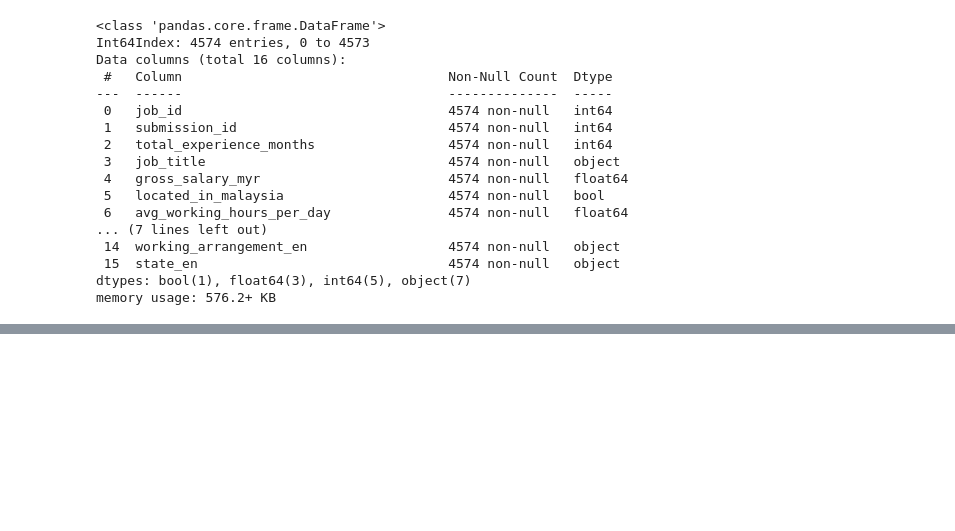
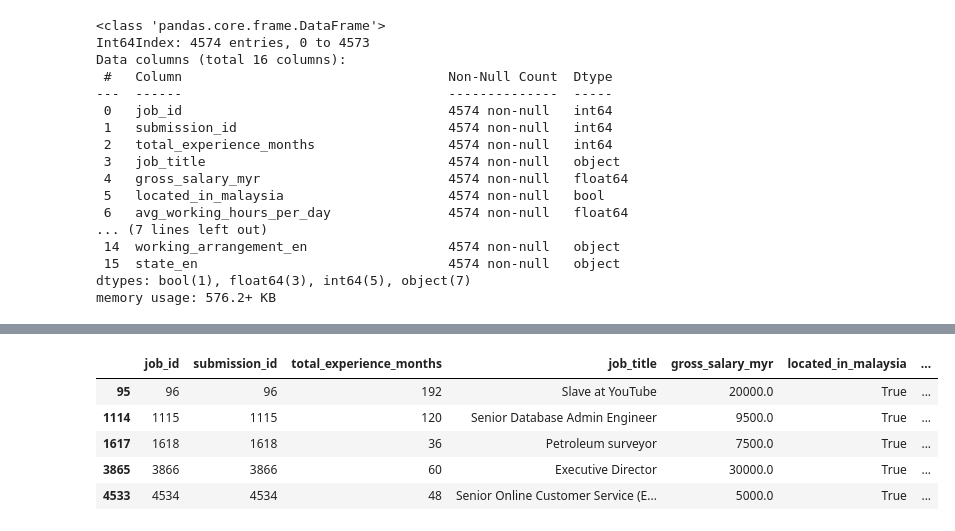
Before and after one commit to malaysianpaygap/dashboard-analysis, a Jupyter notebook: MPG Analysis.ipynb, the cells around one changed output, grey strips where cells are left out. Saved outputs shown, nothing was run; the diff lists cells and outputs as text; code cells hidden in the pictures; blank space fills up the shorter version.

```diff
--- a/MPG Analysis.ipynb
+++ b/MPG Analysis.ipynb
@@ -622,0 +650,9 @@ for col in col_list:
+# %%
+fact_job_details[fact_job_details['avg_working_hours_per_day'] == 24]
+# %% [output]
+|  | job_id | submission_id | total_experience_months | job_title | gross_salary_myr | located_in_malaysia | ... |
+| 95 | 96 | 96 | 192 | Slave at YouTube | 20000.0 | True | ... |
+| 1114 | 1115 | 1115 | 120 | Senior Database Admin Engineer | 9500.0 | True | ... |
+| 1617 | 1618 | 1618 | 36 | Petroleum surveyor | 7500.0 | True | ... |
+| 3865 | 3866 | 3866 | 60 | Executive Director | 30000.0 | True | ... |
+| 4533 | 4534 | 4534 | 48 | Senior Online Customer Service (E... | 5000.0 | True | ... |
```
Also changed, not shown: parts of 3 cells of this notebook.
